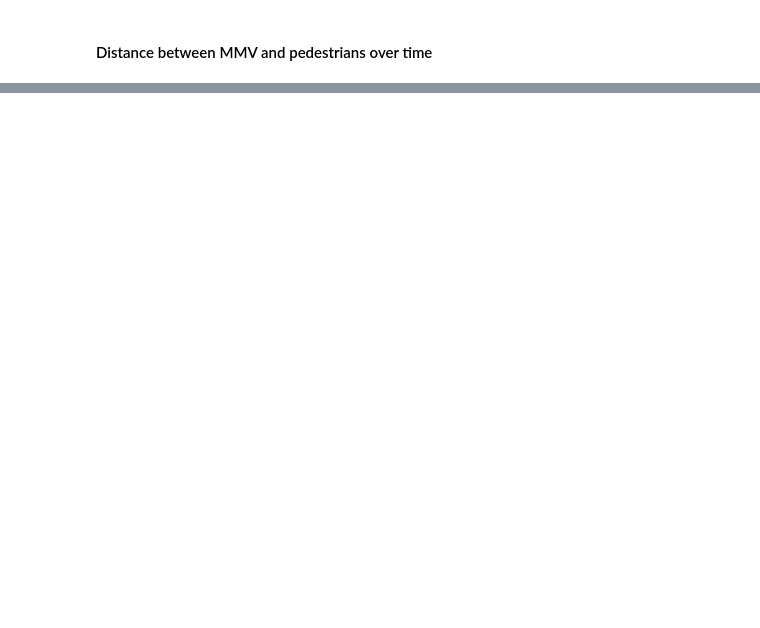
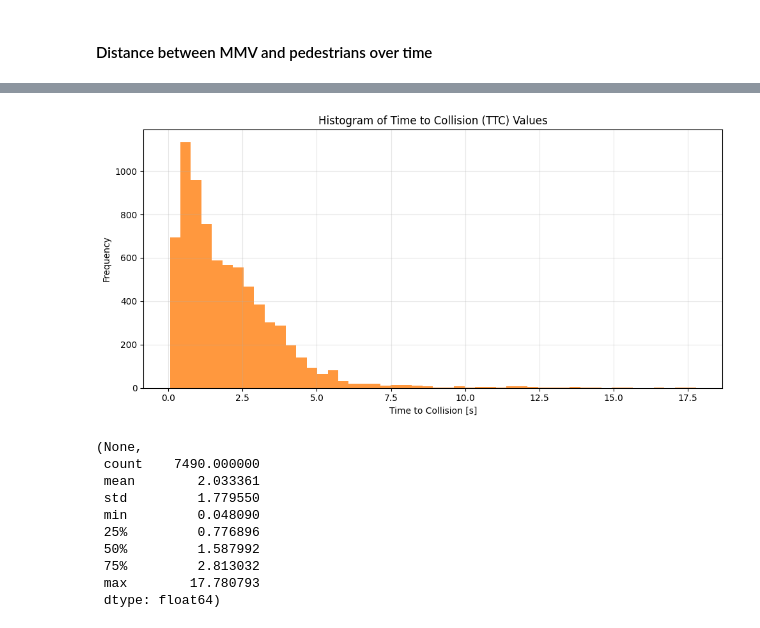
Before and after one commit to timentpe/Micro_mob, a Jupyter notebook: antoine.ipynb, the cells around one changed output, grey strips where cells are left out. Saved outputs shown, nothing was run; the diff lists cells and outputs as text; code cells hidden in the pictures; blank space fills up the shorter version.

```diff
--- a/antoine.ipynb
+++ b/antoine.ipynb
@@ -148,0 +294,20 @@ for key in linked_data:
+# %%
+# Calculate the time to collision between each subject and the closest pedestrian
+
+def calculate_ttc(df):
+    ttc_list = []
+    for index, row in df.iterrows():
+        rel_speed = row['GPS (2D speed) [m/s]']  # relative speed between subject and pedestrian
+        distance = row['distance']          # distance between subject and pedestrian
+
+        ttc = distance / abs(rel_speed)
+        ttc_list.append(ttc)
+
+    df['time_to_collision'] = ttc_list
+    return df
+
+for key in linked_data:
+    linked_data[key] = calculate_ttc(linked_data[key])
+
+# Display the first few rows of one of the linked dataframes with TTC
+linked_data[list(linked_data.keys())[0]].head()
@@ -148,0 +322,33 @@ for key in linked_data:
+# %%
+# Show the statistics of the 'time_to_collision' column across all linked dataframes
+
+ttc_values = []
+for key, df in linked_data.items():
+    if 'time_to_collision' in df.columns:
+        ttc_values.extend(df['time_to_collision'].tolist())
+    else:
+        print(f"Skipping {key}: 'time_to_collision' column not found")
+ttc_series = pd.Series(ttc_values)
+ttc_series.describe()
+
+# Plot histogram of time to collision values
+plt.figure(figsize=(10, 5))
+plt.hist(ttc_series, bins=50, color='tab:orange', alpha=0.8)
+plt.title('Histogram of Time to Collision (TTC) Values')
+plt.xlabel('Time to Collision [s]')
+plt.ylabel('Frequency')
+plt.grid(alpha=0.3)
+plt.tight_layout()
+plt.show(), ttc_series.describe()
+# %% [output]
+[figure, added]
+(None,
+ count    7490.000000
+ mean        2.033361
+ std         1.779550
+ min         0.048090
+ 25%         0.776896
+ 50%         1.587992
+ 75%         2.813032
+ max        17.780793
+ dtype: float64)
```
Also changed, not shown: parts of 12 cells of this notebook.
